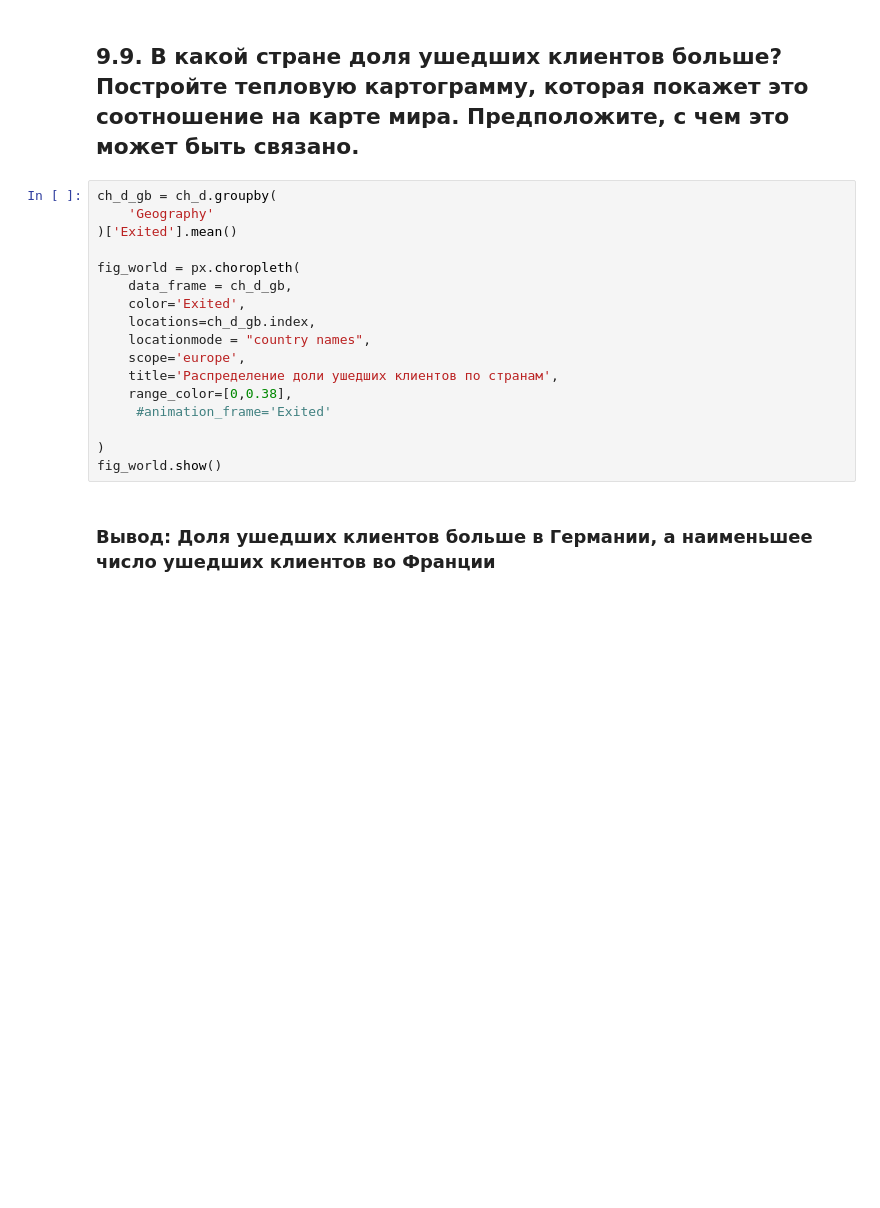
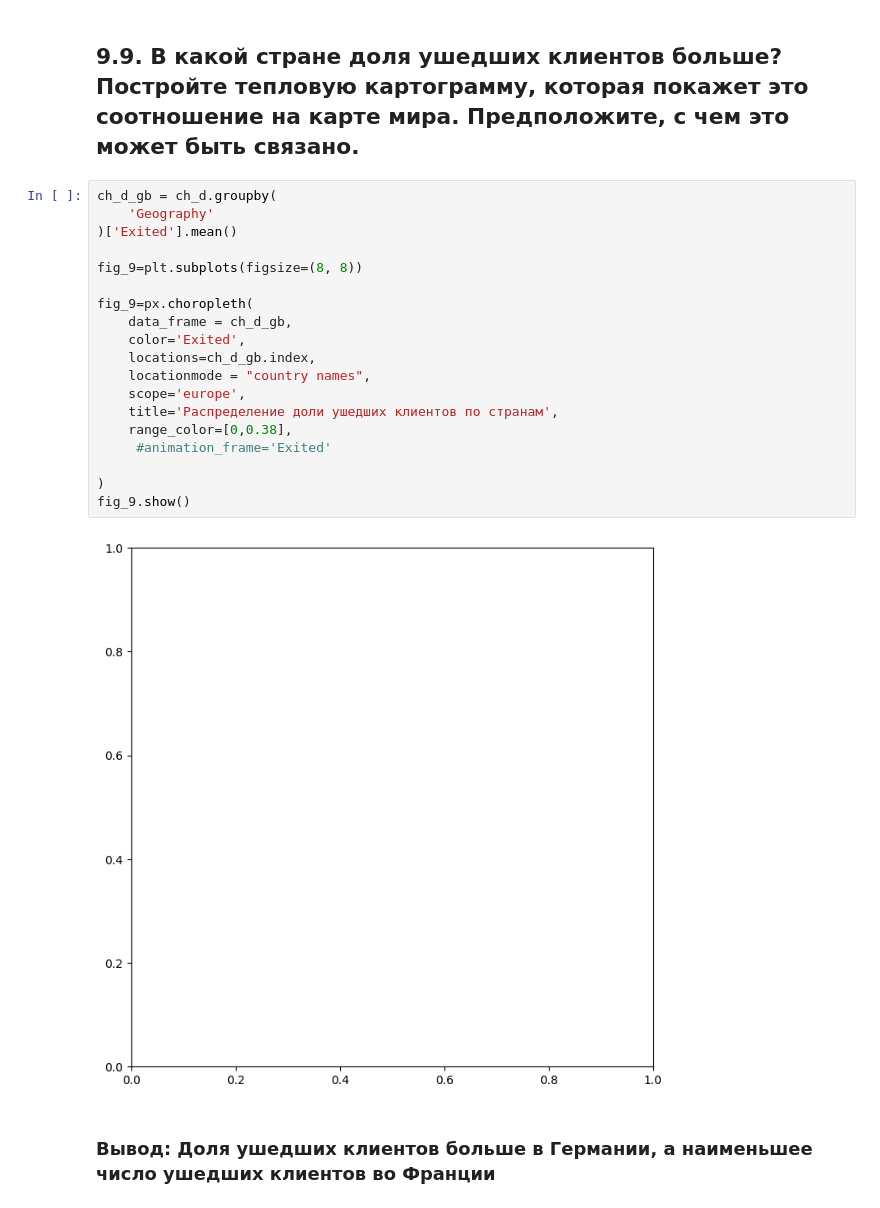
Before and after one commit to Alevtina529/SF_ds, a Jupyter notebook: PY 13 Визуализация/Закрепление PY13.ipynb, the cells around one changed output. Drawn from its saved outputs; the diff is of its cells as text; blank space fills up the shorter version.

```diff
--- a/PY 13 Визуализация/Закрепление PY13.ipynb
+++ b/PY 13 Визуализация/Закрепление PY13.ipynb
@@ -244,20 +244,24 @@ axes_8.grid()
 # %%
 ch_d_gb = ch_d.groupby(
     'Geography'
 )['Exited'].mean()
 
-fig_world = px.choropleth(
+fig_9=plt.subplots(figsize=(8, 8))
+
+fig_9=px.choropleth(
     data_frame = ch_d_gb,
     color='Exited',
     locations=ch_d_gb.index,
     locationmode = "country names",
     scope='europe',
     title='Распределение доли ушедших клиентов по странам',
     range_color=[0,0.38],
      #animation_frame='Exited'
 
 )
-fig_world.show()
+fig_9.show()
+# %% [output]
+[figure, added]
 # %% [markdown]
 ### Вывод: Доля ушедших клиентов больше в Германии, а наименьшее число ушедших клиентов во Франции
 # %% [markdown]
```
